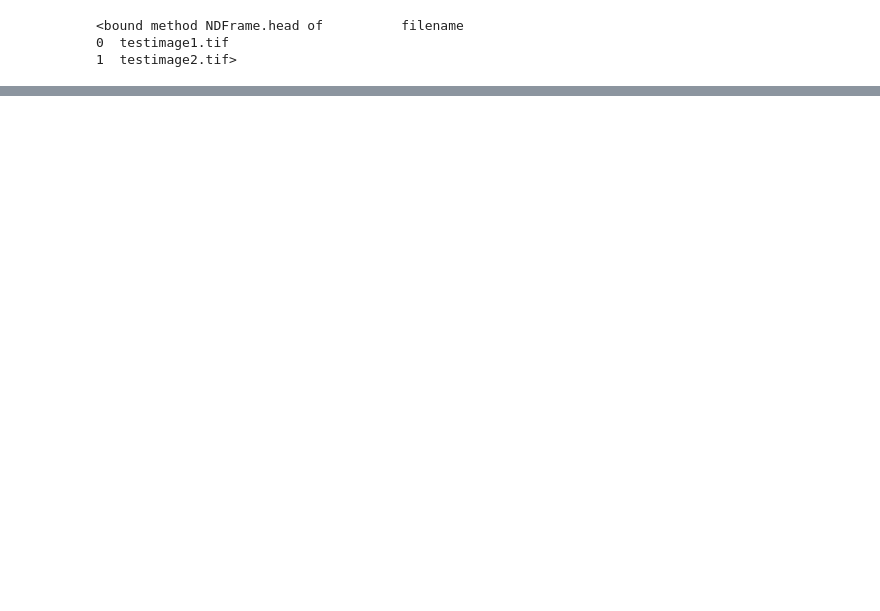
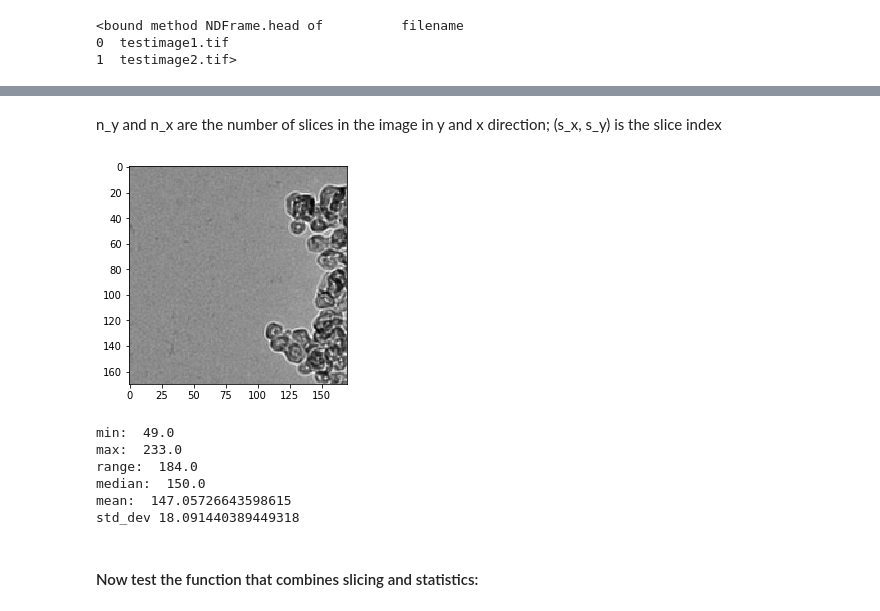
Before and after one commit to mpjanus/jadsproj, a Jupyter notebook: sources/imgutils_testexe.ipynb, the cells around one changed output, grey strips where cells are left out. Saved outputs shown, nothing was run; the diff lists cells and outputs as text; code cells hidden in the pictures; blank space fills up the shorter version.

```diff
--- a/sources/imgutils_testexe.ipynb
+++ b/sources/imgutils_testexe.ipynb
@@ -109,0 +59,4 @@ imgutils.plotwithimg(df, 'norm_mean', 'norm_std', imgutils.highlightimgslice, Tr
+# %%
+# first test dataframe stuff without statistics:
+df1 = tst.test_slicestats_df()
+df1.head()
@@ -109,0 +76,20 @@ imgutils.plotwithimg(df, 'norm_mean', 'norm_std', imgutils.highlightimgslice, Tr
+# %% [markdown]
+n_y and n_x are the number of slices in the image in y and x direction; (s_x, s_y) is the slice index
+# %%
+# get a single slice from this dataframe:
+sliceimg = imgutils.getimgslice(df1, 4)
+imgutils.showimg(sliceimg)
+# %% [output]
+[figure, added]
+# %%
+# test the  image statistics functions:
+tst.test_statfuncs(sliceimg)
+# %% [output]
+min:  49.0
+max:  233.0
+range:  184.0
+median:  150.0
+mean:  147.05726643598615
+std_dev 18.091440389449318
+# %% [markdown]
+#### Now test the function that combines slicing and statistics:
```
Also changed, not shown: parts of 57 cells of this notebook, 4 other files.
